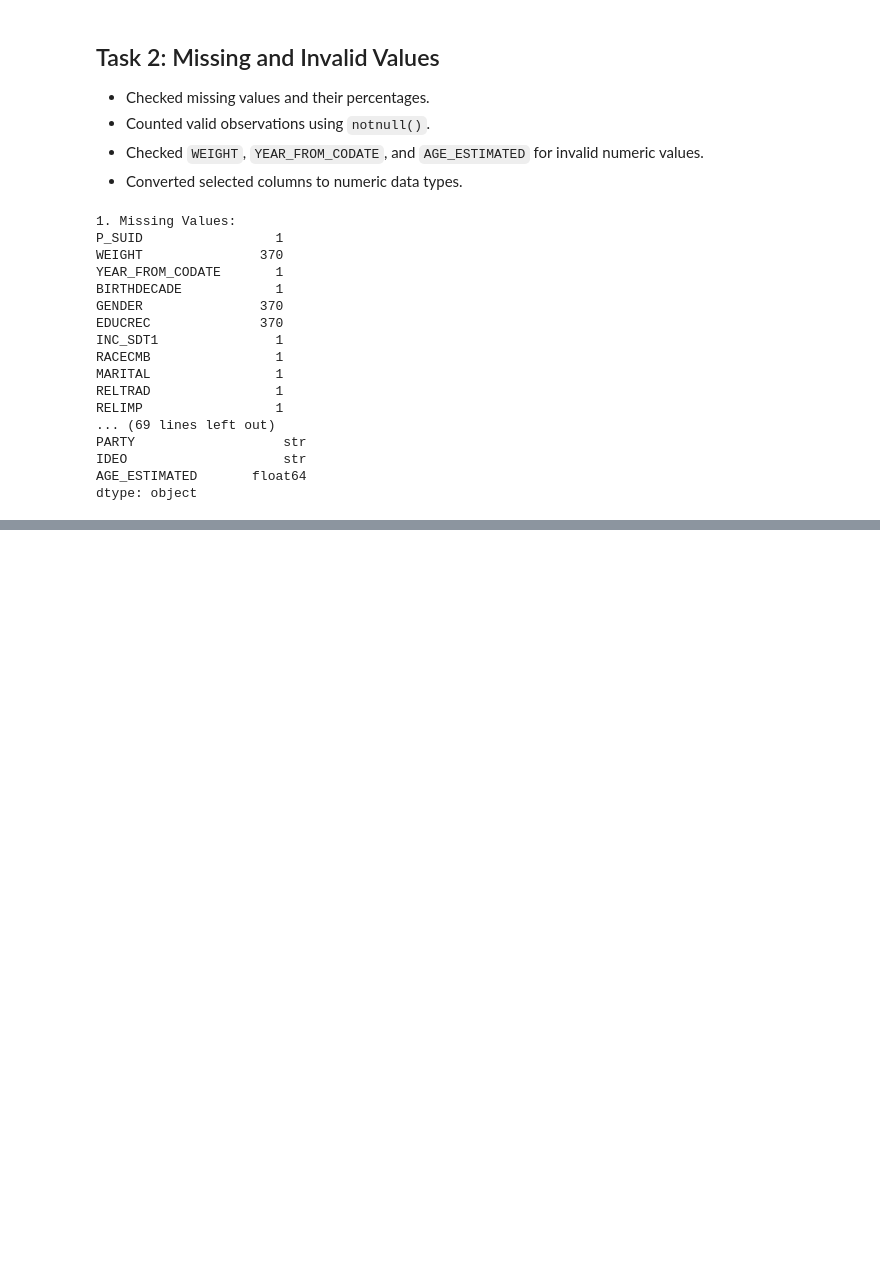
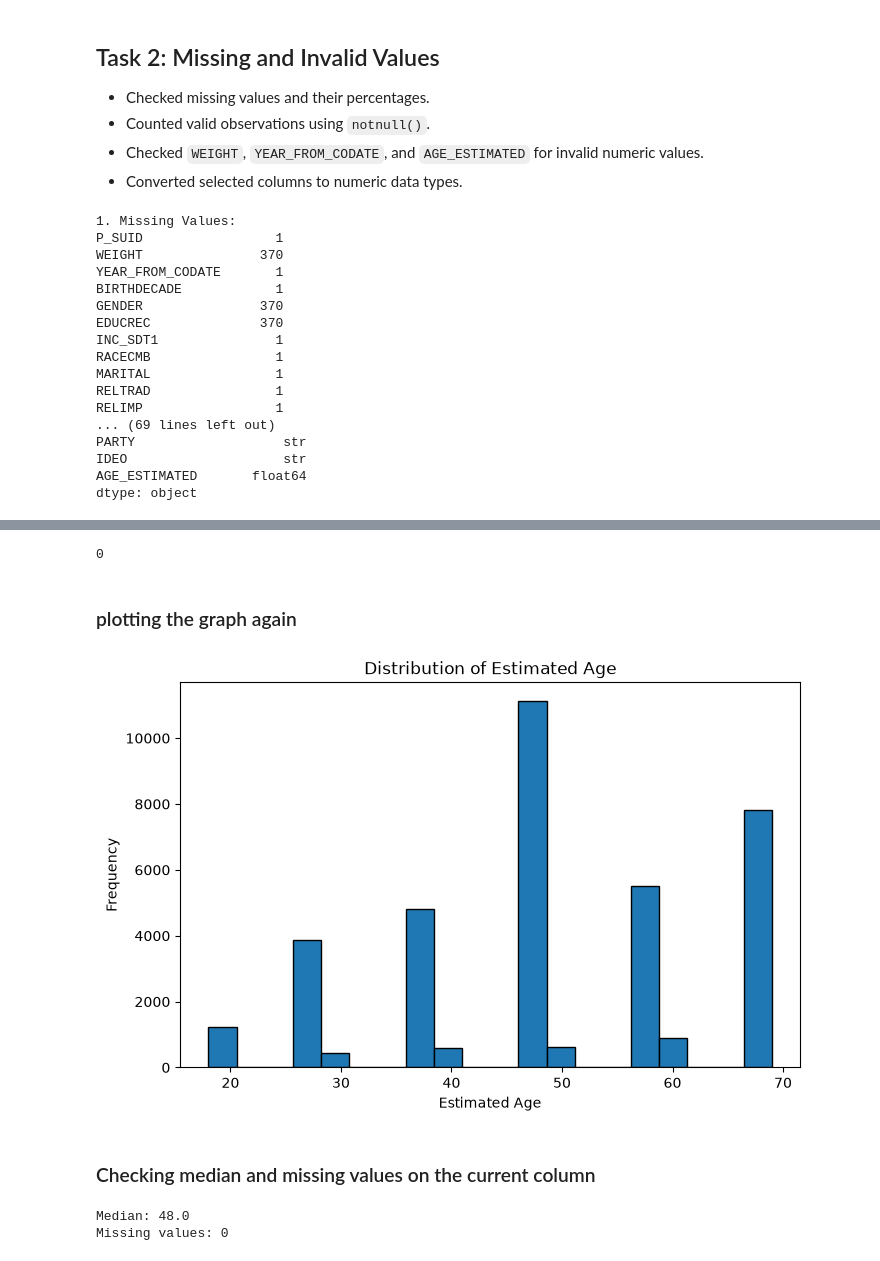
Before and after one commit to ricardo-mohammed/cleaning-imputation-outliers, a Jupyter notebook: notebooks/imputation.ipynb, the cells around one changed output, grey strips where cells are left out. Drawn from its saved outputs; the diff is of its cells as text; code cells hidden in the pictures; blank space fills up the shorter version.

```diff
--- a/notebooks/imputation.ipynb
+++ b/notebooks/imputation.ipynb
@@ -119,0 +268,27 @@ dtype: object
+# %%
+df_miss = impute_missing(df_miss, 'AGE_ESTIMATED')
+print(df_miss['AGE_ESTIMATED'].isnull().sum())
+# %% [output]
+0
+# %% [markdown]
+### plotting the graph again
+# %%
+plt.figure(figsize=(8, 5))
+
+plt.hist(df_miss["AGE_ESTIMATED"].dropna(), bins=20, edgecolor="black")
+
+plt.title("Distribution of Estimated Age")
+plt.xlabel("Estimated Age")
+plt.ylabel("Frequency")
+
+plt.show()
+# %% [output]
+[figure, added]
+# %% [markdown]
+### Checking median and missing values on the current column
+# %%
+print("Median:", df_miss["AGE_ESTIMATED"].median())
+print("Missing values:", df_miss["AGE_ESTIMATED"].isnull().sum())
+# %% [output]
+Median: 48.0
+Missing values: 0
```
Also changed, not shown: parts of 17 cells of this notebook, 2 other files.
